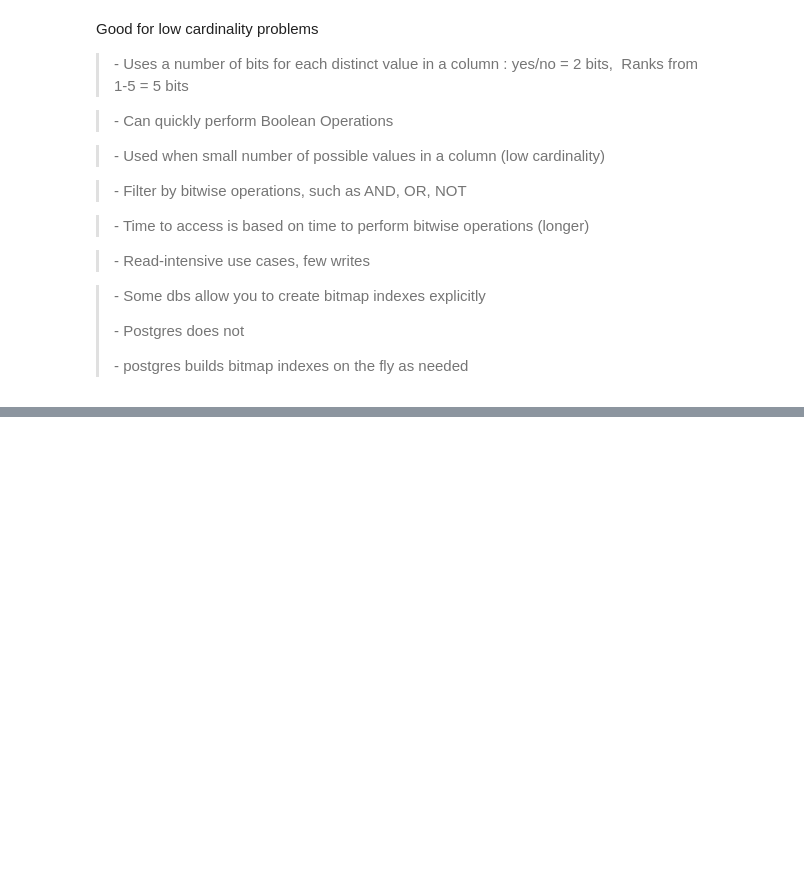
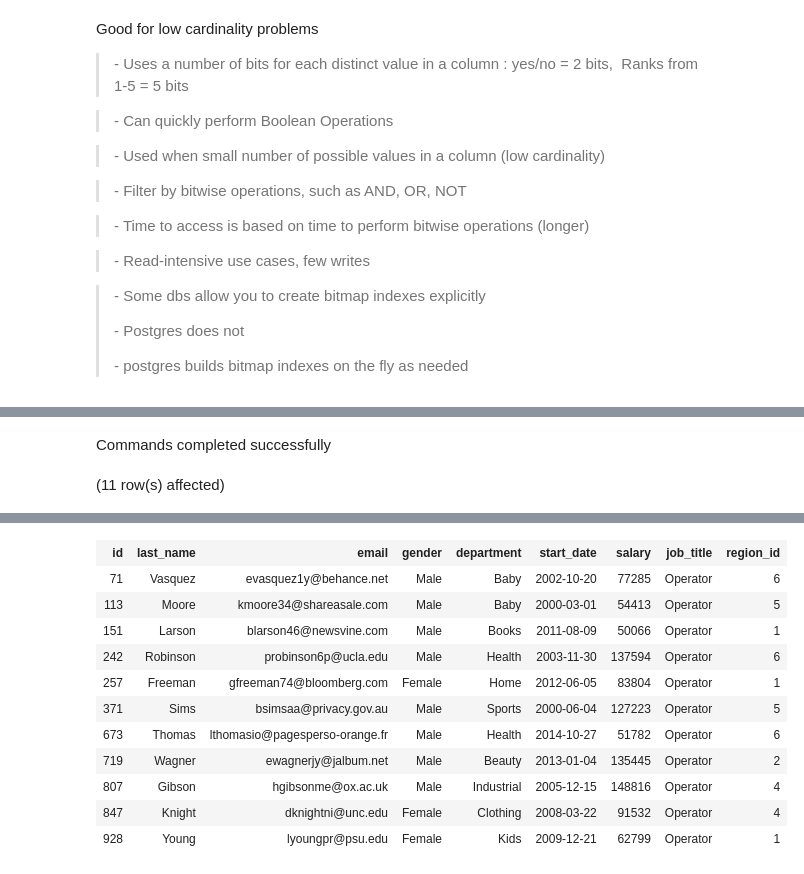
Before and after one commit to FreshOats/AdventureWorks, a Jupyter notebook: Optimization/Notes.ipynb, the cells around one changed output, grey strips where cells are left out. Cells and saved outputs as stored; diff of their text form; code cells hidden in the pictures; blank space fills up the shorter version.

```diff
--- a/Optimization/Notes.ipynb
+++ b/Optimization/Notes.ipynb
@@ -354,0 +376,10 @@ Good for low cardinality problems
+# %%
+-- Now add indexing
+CREATE INDEX idx_staff_job_title ON staff(job_title);
+
+SELECT  *
+FROM    staff
+WHERE   job_title = 'Operator'
+# %% [output]
+Commands completed successfully
+(11 row(s) affected)
@@ -354,0 +387,12 @@ Good for low cardinality problems
+| id | last_name | email | gender | department | start_date | salary | job_title | region_id |
+| 71 | Vasquez | evasquez1y@behance.net | Male | Baby | 2002-10-20 | 77285 | Operator | 6 |
+| 113 | Moore | kmoore34@shareasale.com | Male | Baby | 2000-03-01 | 54413 | Operator | 5 |
+| 151 | Larson | blarson46@newsvine.com | Male | Books | 2011-08-09 | 50066 | Operator | 1 |
+| 242 | Robinson | probinson6p@ucla.edu | Male | Health | 2003-11-30 | 137594 | Operator | 6 |
+| 257 | Freeman | gfreeman74@bloomberg.com | Female | Home | 2012-06-05 | 83804 | Operator | 1 |
+| 371 | Sims | bsimsaa@privacy.gov.au | Male | Sports | 2000-06-04 | 127223 | Operator | 5 |
+| 673 | Thomas | lthomasio@pagesperso-orange.fr | Male | Health | 2014-10-27 | 51782 | Operator | 6 |
+| 719 | Wagner | ewagnerjy@jalbum.net | Male | Beauty | 2013-01-04 | 135445 | Operator | 2 |
+| 807 | Gibson | hgibsonme@ox.ac.uk | Male | Industrial | 2005-12-15 | 148816 | Operator | 4 |
+| 847 | Knight | dknightni@unc.edu | Female | Clothing | 2008-03-22 | 91532 | Operator | 4 |
+| 928 | Young | lyoungpr@psu.edu | Female | Kids | 2009-12-21 | 62799 | Operator | 1 |
```
Also changed, not shown: parts of 23 cells of this notebook.
